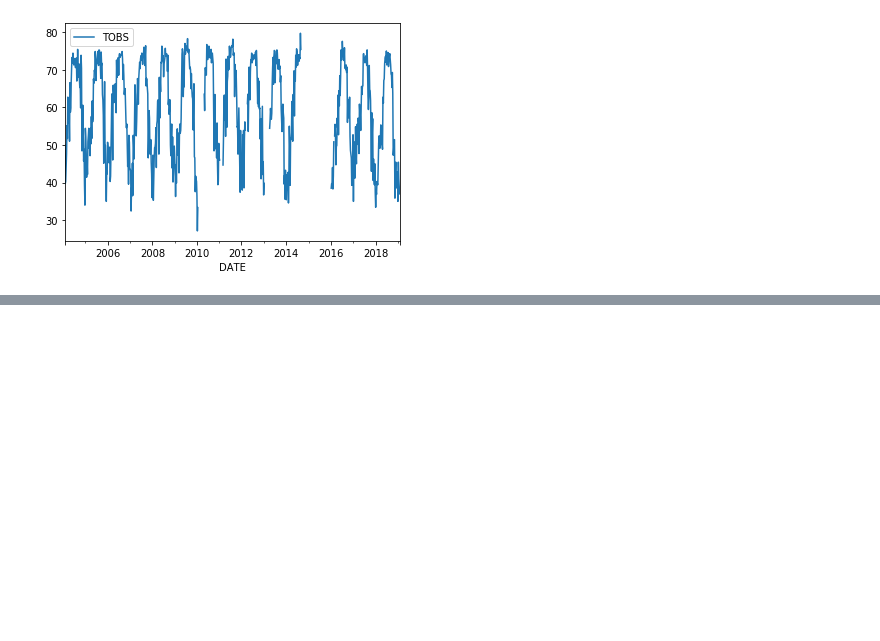
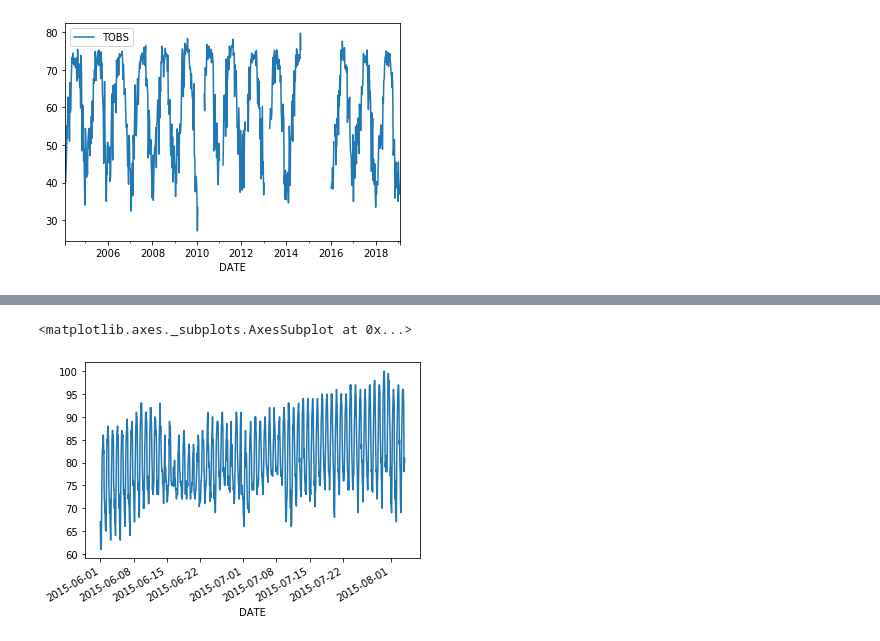
Before and after one commit to ravinder79/Climate-, a Jupyter notebook: climate_analysis.ipynb, the cells around one changed output, grey strips where cells are left out. Saved outputs shown, nothing was run; the diff lists cells and outputs as text; code cells hidden in the pictures; blank space fills up the shorter version.

```diff
--- a/climate_analysis.ipynb
+++ b/climate_analysis.ipynb
@@ -128,0 +200,8 @@ df1.resample('W').mean().plot()
+# %%
+train = df.loc["2015-06-01":"2015-08-03"]
+test = df.loc["2015-08-04":"2015-08-18"]
+# %%
+train.plot()
+# %% [output]
+<matplotlib.axes._subplots.AxesSubplot at 0x...>
+[figure, added]
```
Also changed, not shown: parts of 23 cells of this notebook.
